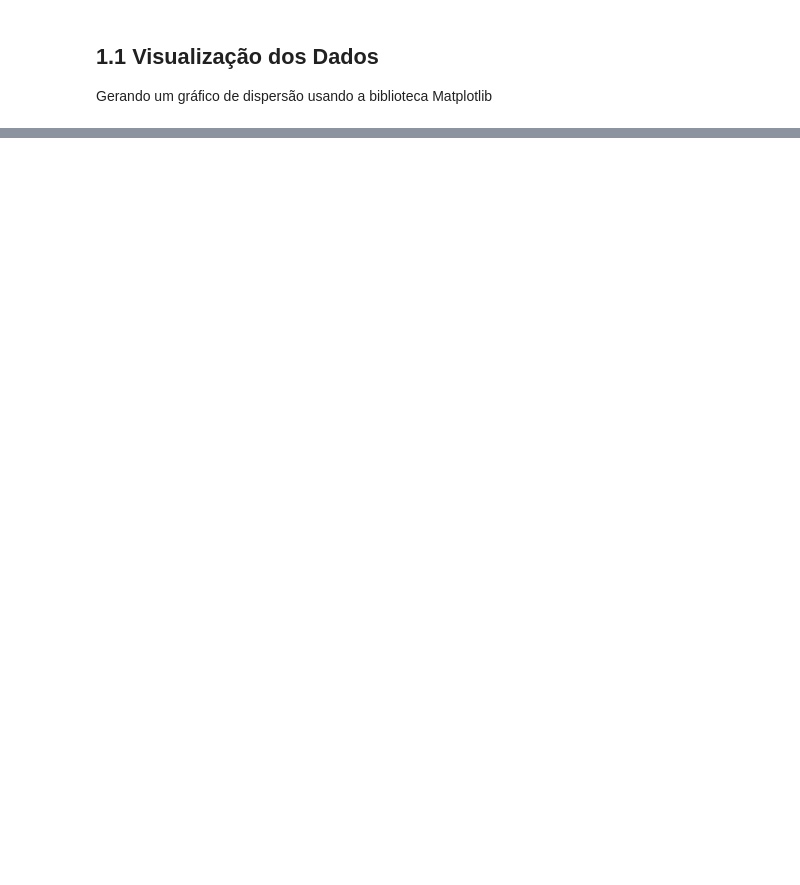
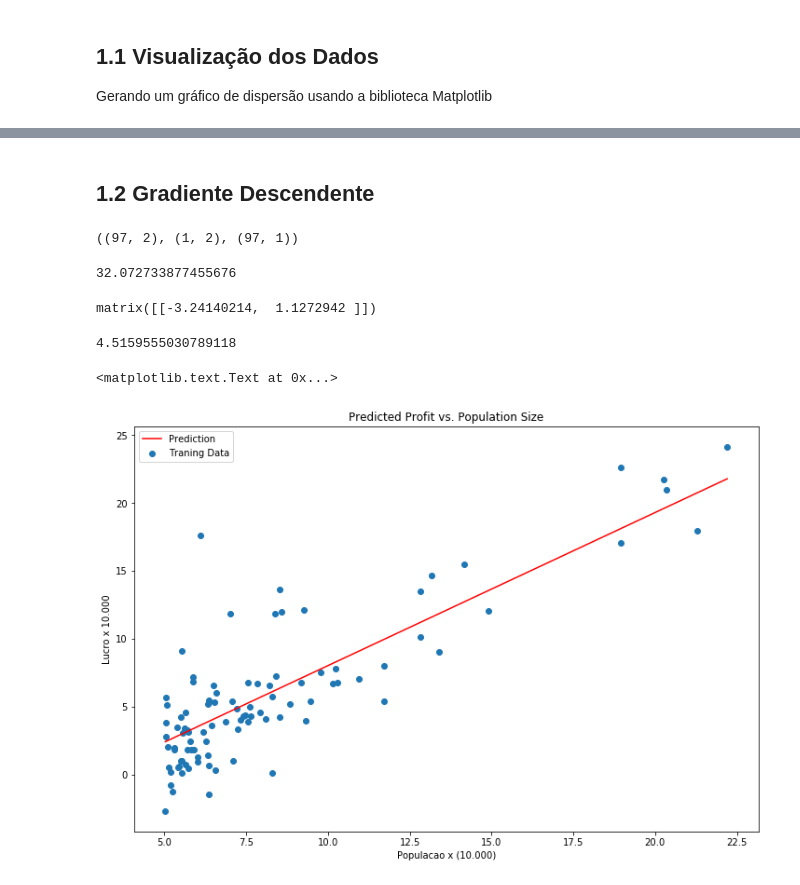
Before and after one commit to ramonsilvanet/AM_Trabalho1, a Jupyter notebook: regressao_linear_simples.ipynb, the cells around one changed output, grey strips where cells are left out. Cells and saved outputs as stored; diff of their text form; code cells hidden in the pictures; blank space fills up the shorter version.

```diff
--- a/regressao_linear_simples.ipynb
+++ b/regressao_linear_simples.ipynb
@@ -40,0 +31,73 @@ alpha = 0.01
+# %% [markdown]
+## 1.2 Gradiente Descendente
+# %%
+def computarCusto(X, y, theta):
+    inner = np.power(((X * theta.T) - y), 2)
+    return np.sum(inner) / (2 * len(X))
+# %%
+# append a ones column to the front of the data set
+data.insert(0, 'Ones', 1)
+
+# set X (training data) and y (target variable)
+cols = data.shape[1]
+X = data.iloc[:,0:cols-1]
+y = data.iloc[:,cols-1:cols]
+
+
+# convert from data frames to numpy matrices
+X = np.matrix(X.values)
+y = np.matrix(y.values)
+theta = np.matrix(np.array([0,0]))
+
+X.shape, theta.shape, y.shape
+# %% [output]
+((97, 2), (1, 2), (97, 1))
+# %%
+computarCusto(X, y, theta)
+# %% [output]
+32.072733877455676
+# %%
+def gradiente_descendente(X, y, theta, alpha, iters):
+    temp = np.matrix(np.zeros(theta.shape))
+    parameters = int(theta.ravel().shape[1])
+    cost = np.zeros(iters)
+
+    for i in range(iters):
+        error = (X * theta.T) - y
+
+        for j in range(parameters):
+            term = np.multiply(error, X[:,j])
+            temp[0,j] = theta[0,j] - ((alpha / len(X)) * np.sum(term))
+
+        theta = temp
+        cost[i] = computarCusto(X, y, theta)
+
+    return theta, cost
+# %%
+# initialize variables for learning rate and iterations
+alpha = 0.01
+iters = 1000
+
+# perform gradient descent to "fit" the model parameters
+g, cost = gradiente_descendente(X, y, theta, alpha, iters)
+g
+# %% [output]
+matrix([[-3.24140214,  1.1272942 ]])
+# %%
+computarCusto(X, y, g)
+# %% [output]
+4.5159555030789118
+# %%
+x = np.linspace(data[x_label].min(), data[x_label].max(), 100)
+f = g[0, 0] + (g[0, 1] * x)
+
+fig, ax = plt.subplots(figsize=(12,8))
+ax.plot(x, f, 'r', label='Prediction')
+ax.scatter(data[x_label], data[y_label], label='Traning Data')
+ax.legend(loc=2)
+ax.set_xlabel(x_label)
+ax.set_ylabel(y_label)
+ax.set_title('Predicted Profit vs. Population Size')
+# %% [output]
+<matplotlib.text.Text at 0x...>
+[figure, added]
```
Also changed, not shown: parts of 6 cells of this notebook, 1 other file.
